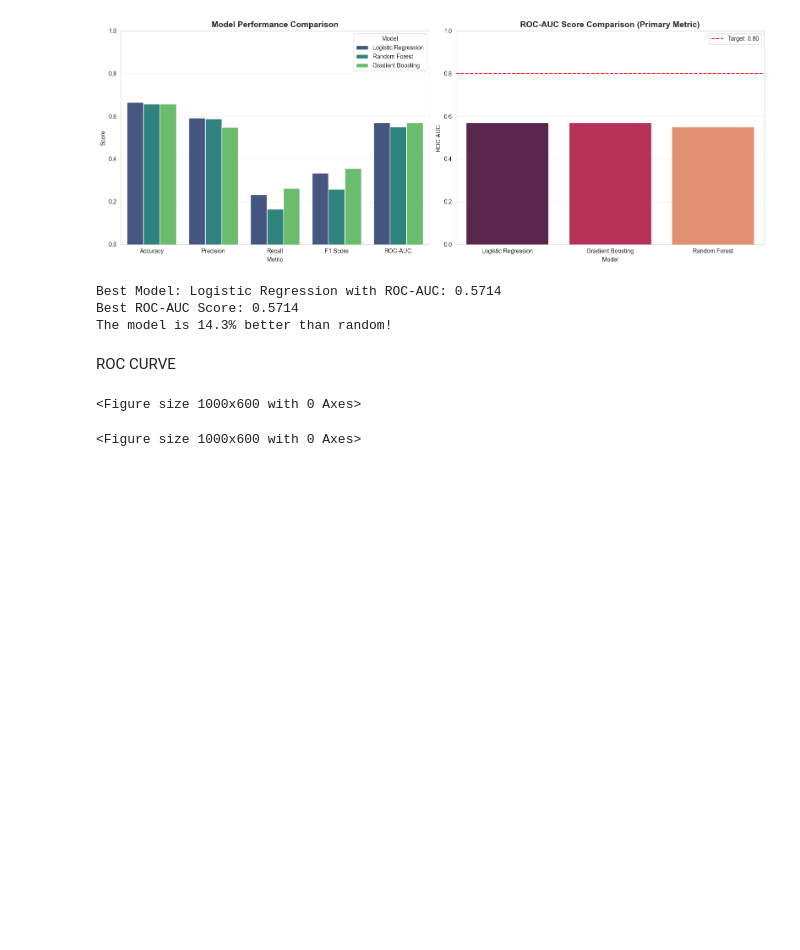
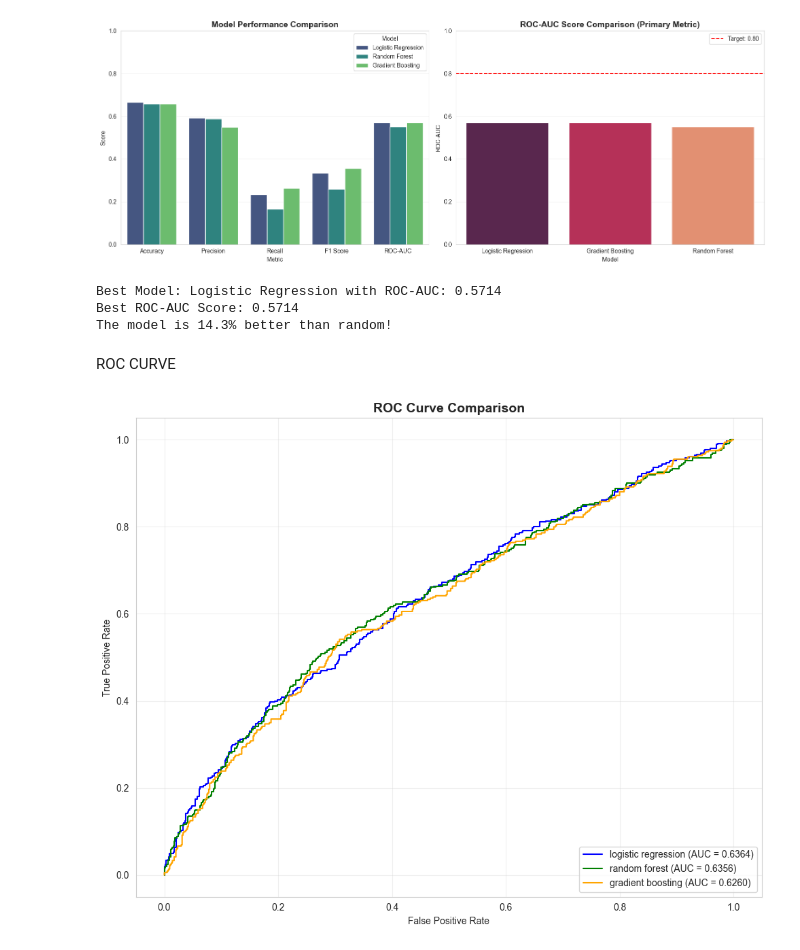
Before and after one commit to Wewds1/healthcare-billing, a Jupyter notebook: ml/notebooks/denial_model_exploration.ipynb, the cells around one changed output. Drawn from its saved outputs; the diff is of its cells as text; code cells hidden in the pictures; blank space fills up the shorter version.

```diff
--- a/ml/notebooks/denial_model_exploration.ipynb
+++ b/ml/notebooks/denial_model_exploration.ipynb
@@ -296,17 +296,20 @@ ROC CURVE
 # %%
 # this is for ROC curve false positive and true positive rates
 fpr_lr, tpr_lr, _ = roc_curve(y_test, y_pred_proba_lr)
 fpr_rf, tpr_rf, _ = roc_curve(y_test, y_pred_proba_rf)
 fpr_gb, tpr_gb, _ = roc_curve(y_test, y_pred_proba_gb)
 
 plt.figure(figsize=(10, 8))
 plt.plot(fpr_lr, tpr_lr, label=f"logistic regression (AUC = {roc_auc_score(y_test, y_pred_proba_lr):.4f})", color='blue')
 plt.plot(fpr_rf, tpr_rf, label=f"random forest (AUC = {roc_auc_score(y_test, y_pred_proba_rf):.4f})", color='green')
 plt.plot(fpr_gb, tpr_gb, label=f"gradient boosting (AUC = {roc_auc_score(y_test, y_pred_proba_gb):.4f})", color='orange')
 
 plt.xlabel('False Positive Rate')
 plt.ylabel('True Positive Rate')
 plt.title('ROC Curve Comparison', fontsize=14, fontweight='bold')
+plt.legend(loc='lower right')
+plt.grid(alpha=0.3)
+plt.tight_layout()
+plt.show()
 # %% [output]
-<Figure size 1000x600 with 0 Axes>
-<Figure size 1000x600 with 0 Axes>
+[figure, added]
```
Also changed, not shown: parts of 4 cells of this notebook, 4 other files.
